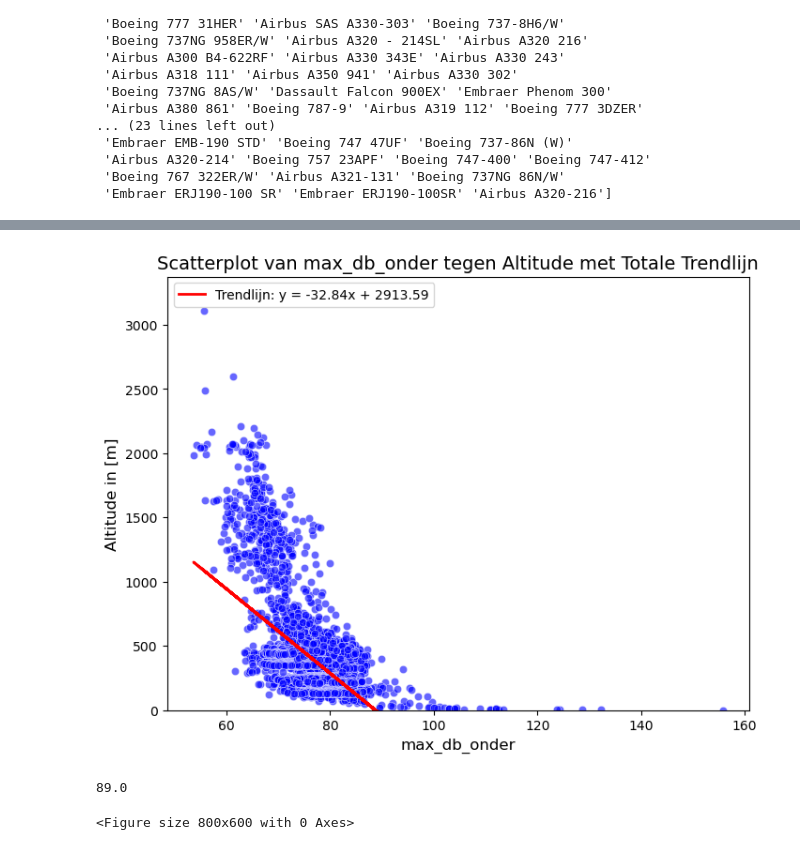
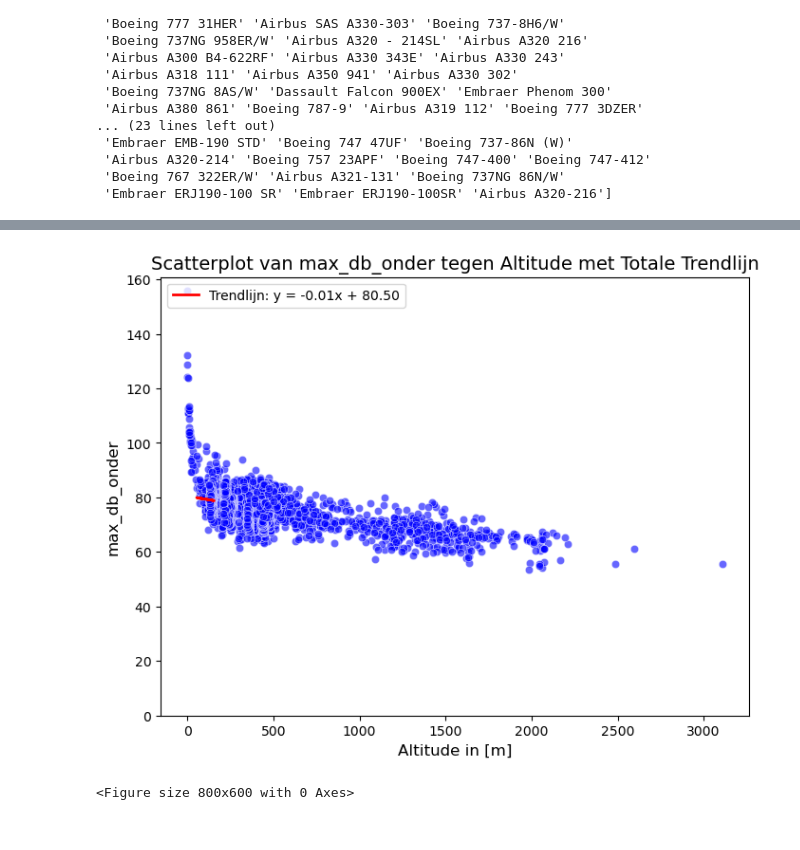
Before and after one commit to Quint-coding/Hackathon-master, a Jupyter notebook: hackaton Coeficcient.ipynb, the cells around one changed output, grey strips where cells are left out. Drawn from its saved outputs; the diff is of its cells as text; code cells hidden in the pictures.

```diff
--- a/hackaton Coeficcient.ipynb
+++ b/hackaton Coeficcient.ipynb
@@ -209,49 +184,46 @@ df.head()
 # %%
 import matplotlib.pyplot as plt
 import seaborn as sns
-import pandas as pd
 from scipy import stats
 
 # Verwijder ongeldige waarden (NaN of oneindige waarden) in de relevante kolommen
 cleaned_df = df.dropna(subset=['max_db_onder', 'altitude'])  # Verwijder rijen met NaN in de kolommen 'max_db_onder' of 'altitude'
 cleaned_df = cleaned_df[~cleaned_df['max_db_onder'].isin([float('inf'), float('-inf')])]  # Verwijder oneindige waarden
 
 # Maak de scatterplot van de schone data
 plt.figure(figsize=(8, 6))
 
 # Maak een scatterplot van de schone data
-sns.scatterplot(x='max_db_onder', y='altitude', data=cleaned_df, color='blue', alpha=0.6)
+sns.scatterplot(y='max_db_onder', x='altitude', data=cleaned_df, color='blue', alpha=0.6)
 
 # Bereken de trendlijn voor de schone data
-slope, intercept, r_value, p_value, std_err = stats.linregress(cleaned_df['max_db_onder'], cleaned_df['altitude'])
+slope, intercept, r_value, p_value, std_err = stats.linregress(cleaned_df['altitude'], cleaned_df['max_db_onder'])
 
 # Voeg de trendlijn toe aan de plot
 x_vals = cleaned_df['max_db_onder']
 y_vals = slope * x_vals + intercept
 plt.plot(x_vals, y_vals, color='red', linewidth=2, label=f'Trendlijn: y = {slope:.2f}x + {intercept:.2f}')
 
 # Voeg titels en labels toe
 plt.title('Scatterplot van max_db_onder tegen Altitude met Totale Trendlijn', fontsize=14)
-plt.xlabel('max_db_onder', fontsize=12)
-plt.ylabel('Altitude in [m]', fontsize=12)
+plt.xlabel('Altitude in [m]', fontsize=12)
+plt.ylabel('max_db_onder', fontsize=12)
 
 # Voeg een legenda toe voor de trendlijn
 plt.legend(loc='upper left', fontsize=10)
 
 # Stel de limieten voor de y-as in zodat deze niet onder nul gaat
 plt.ylim(bottom=0)
 
 # Toon de plot
 plt.show()
 # %% [output]
-[figure, old version]
+[figure, new version]
 # %%
-x= 0
+# x= 0
 
-y= -0.03* x +89
-print(y)
+# y= -0.03* x +89
+# print(y)
-# %% [output]
-89.0
 # %%
 import matplotlib.pyplot as plt
 import seaborn as sns
```
Also changed, not shown: parts of 17 cells of this notebook, 3 other files.
